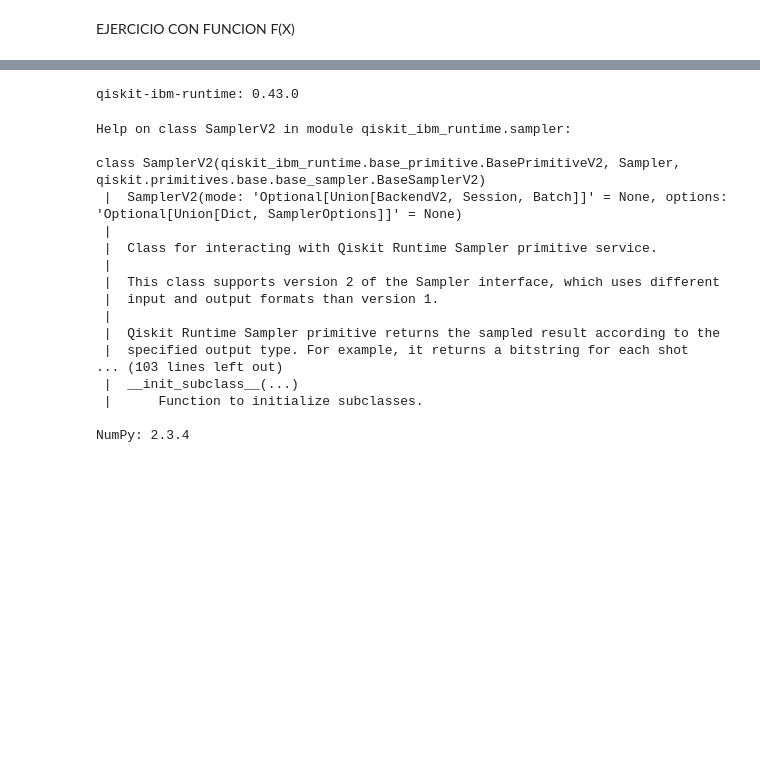
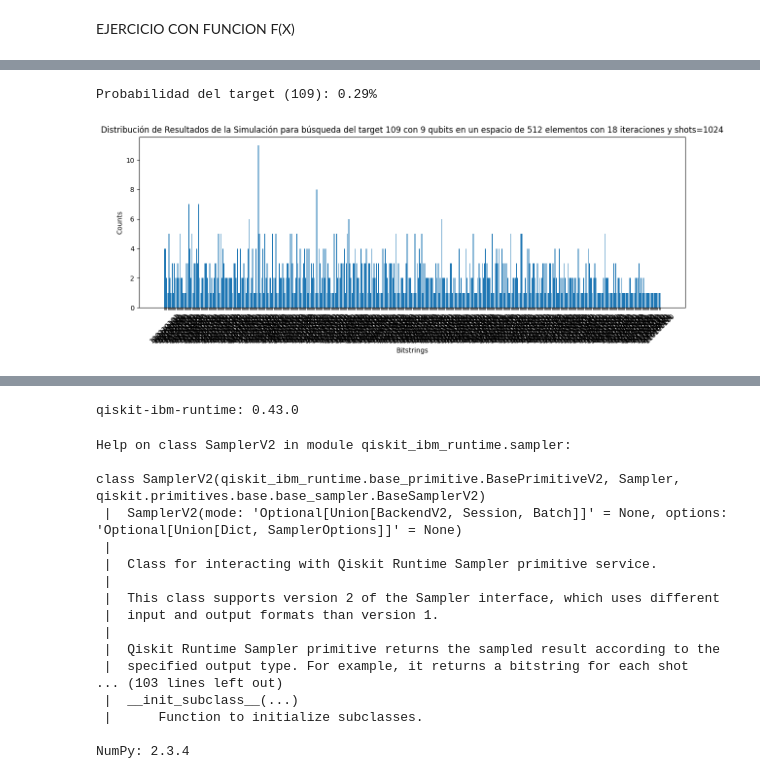
Before and after one commit to Stivenalp/Algoritmo-de-grover, a Jupyter notebook: grover_busqueda_ibm_brisbane.ipynb, the cells around one changed output, grey strips where cells are left out. Cells and saved outputs as stored; diff of their text form; code cells hidden in the pictures; blank space fills up the shorter version.

```diff
--- a/grover_busqueda_ibm_brisbane.ipynb
+++ b/grover_busqueda_ibm_brisbane.ipynb
@@ -941,0 +990,21 @@ Resultados (top 5): {'111001100': 270, '100110011': 259, '000110011': 251, '0110
+# %%
+# --- GRAFICAR LOS RESULTADOS ---
+target_bitstring = format(target_number, f'0{n}b')
+prob_target = counts.get(target_bitstring, 0) / shots * 100
+print(f"Probabilidad del target ({target_number}): {prob_target:.2f}%")
+
+plt.figure(figsize=(12, 5))
+plt.bar(counts.keys(), counts.values())
+plt.xlabel('Bitstrings')
+plt.ylabel('Counts')
+plt.title('Distribución de Resultados de la Simulación para búsqueda del target ' + str(target_number)+ ' con ' +str(n)+ ' qubits en un espacio de ' + str(N) + ' elementos con ' + str(hardware_iterations) + ' iteraciones y shots=' + str(shots))
+plt.xticks(rotation=45)
+plt.tight_layout()
+plt.show()
+
+# Opcional: Histograma Qiskit (mejor para pocos estados)
+plot_histogram(counts, title=f'Grover n={n}, target={target_number}')
+plt.show()
+# %% [output]
+Probabilidad del target (109): 0.29%
+[figure, added]
```
Also changed, not shown: parts of 27 cells of this notebook.
